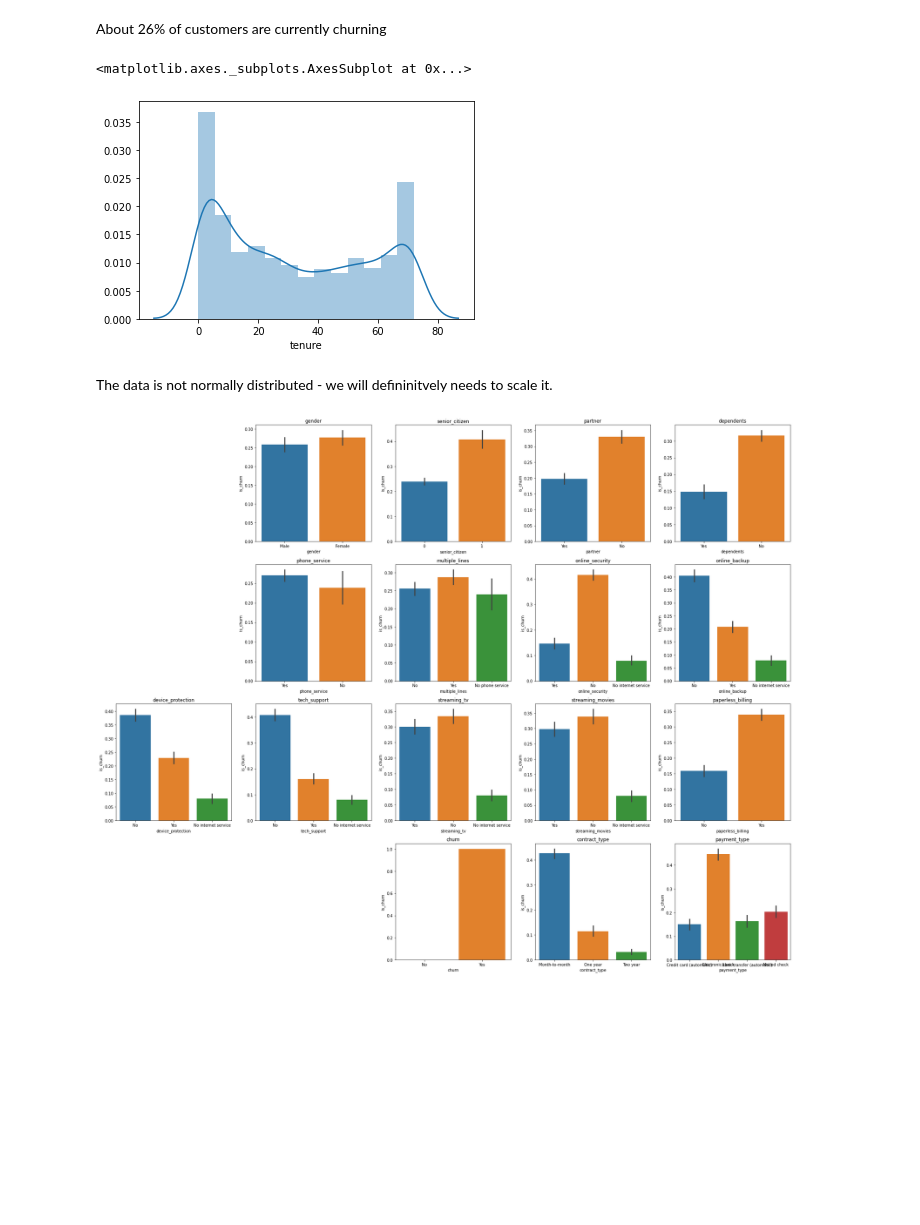
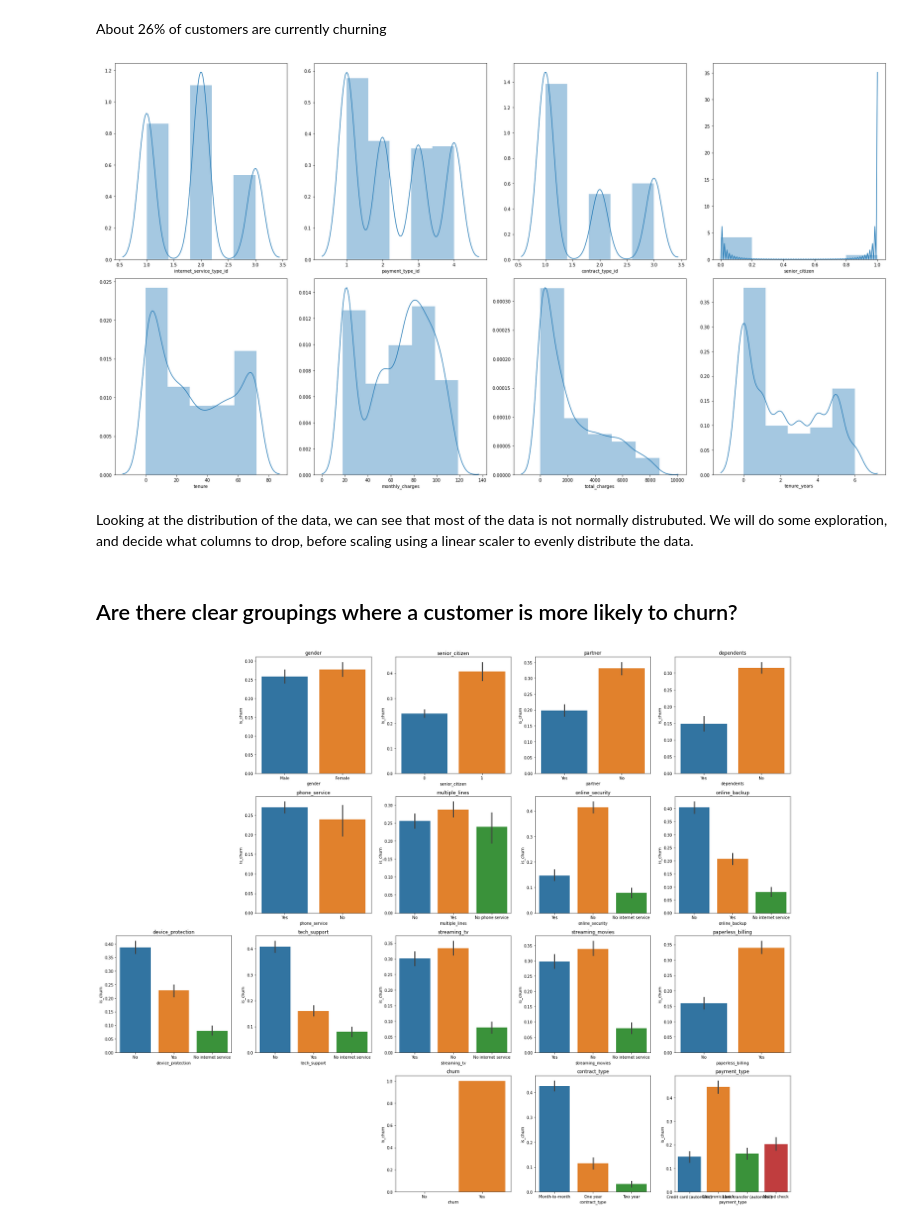
Before and after one commit to Rooster-Warrior/analyzing-customer-churn, a Jupyter notebook: daniel's_data_prep_file.ipynb, the cells around one changed output. Drawn from its saved outputs; the diff is of its cells as text; code cells hidden in the pictures; blank space fills up the shorter version.

Commit message:
new updates to the churn question after team discussion

```diff
--- a/daniel's_data_prep_file.ipynb
+++ b/daniel's_data_prep_file.ipynb
@@ -90,3 +75,6 @@ Name: tenure, Length: 7043, dtype: int64
+# %%
+df["tenure_years"] = df.tenure/12
+df.tenure_years = df.tenure_years.astype(int)
 # %%
 train, test = train_test_split(df, random_state = 123, train_size=.8)
 train, validate = train_test_split(train, random_state=123, train_size=.75)
@@ -101,13 +89,21 @@ Text(0.5, 1.0, 'Churn')
 [figure]
 # %% [markdown]
 About 26% of customers are currently churning
-# %%
-sns.distplot(train.tenure)
-# %% [output]
-<matplotlib.axes._subplots.AxesSubplot at 0x...>
-[figure, removed]
-# %% [markdown]
-The data is not normally distributed - we will defininitvely needs to scale it.
+# %%
+f = plt.figure(figsize=(25,20))
+continuous_data = train.select_dtypes(include=["int", "float"])
+
+for i in range(0,8):
+    f.add_subplot(3,4, i+1)
+    sns.distplot(continuous_data.iloc[:,i], bins=5)
+plt.tight_layout()
+plt.show()
+# %% [output]
+[figure, added]
+# %% [markdown]
+Looking at the distribution of the data, we can see that most of the data is not normally distrubuted. We will do some exploration, and decide what columns to drop, before scaling using a linear scaler to evenly distribute the data.
+# %% [markdown]
+## Are there clear groupings where a customer is more likely to churn?
 # %%
 f = plt.figure(figsize=(25,20))
 
```
Also changed, not shown: parts of 15 cells of this notebook.
